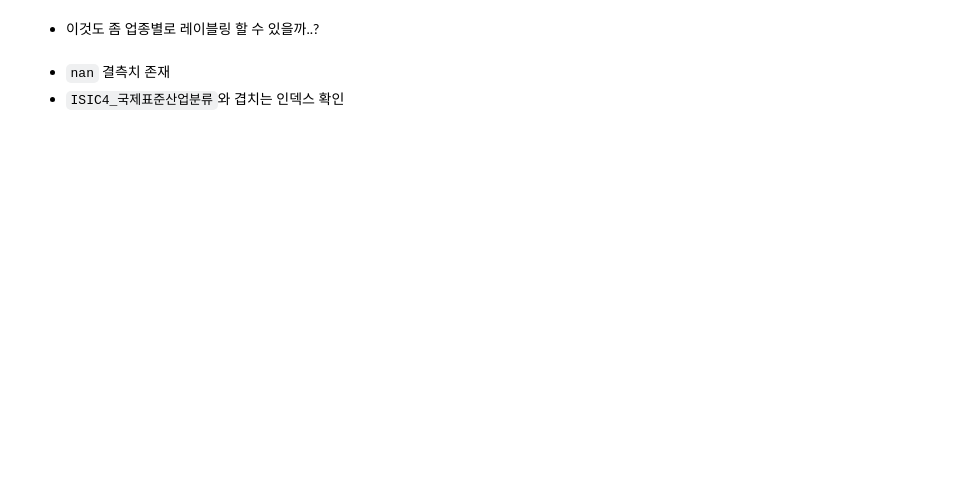
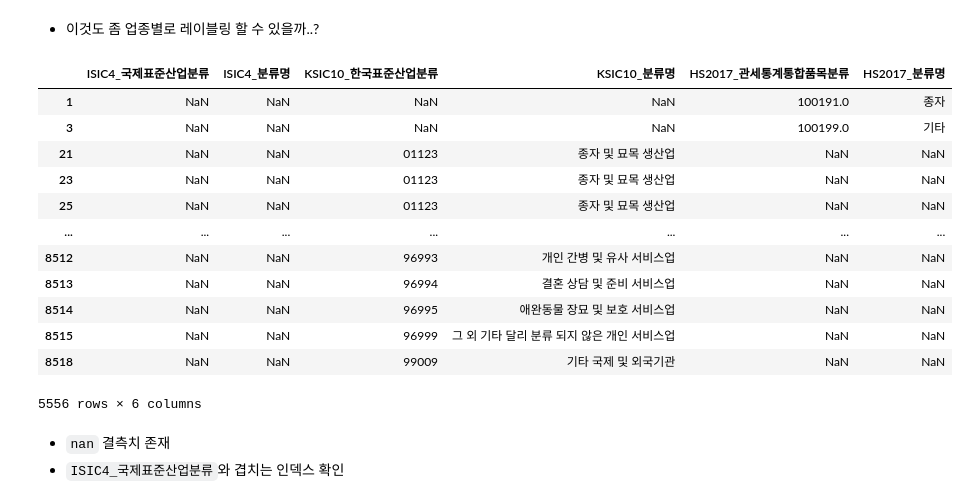
Before and after one commit to geminii01/contest-matching-model, a Jupyter notebook: EDA_0.ipynb, the cells around one changed output. Cells and saved outputs as stored; diff of their text form; code cells hidden in the pictures; blank space fills up the shorter version.

```diff
--- a/EDA_0.ipynb
+++ b/EDA_0.ipynb
@@ -259,13 +728,12 @@ print(tax_data['ISIC4_국제표준산업분류'].max(), tax_data['ISIC4_국제
 def zero_input(x):
     if pd.isna(x):
         return np.nan
-    elif len(x) == 3:
-        return '0' + x
     else:
-        return x
+        cnt = 4 - len(x)
+        return '0' * cnt + x
 
-tax_data['ISIC4_국제표준산업분류'] = tax_data['ISIC4_국제표준산업분류'].astype(str)
-tax_data['ISIC4_국제표준산업분류'] = tax_data['ISIC4_국제표준산업분류'].replace('nan', np.nan)
-tax_data['ISIC4_국제표준산업분류'] = tax_data['ISIC4_국제표준산업분류'].str.replace('.0', '', regex=False)
-tax_data['ISIC4_국제표준산업분류'] = tax_data['ISIC4_국제표준산업분류'].apply(lambda x: zero_input(x))
+statistics_data['ISIC4_국제표준산업분류'] = statistics_data['ISIC4_국제표준산업분류'].astype(str)
+statistics_data['ISIC4_국제표준산업분류'] = statistics_data['ISIC4_국제표준산업분류'].replace('nan', np.nan)
+statistics_data['ISIC4_국제표준산업분류'] = statistics_data['ISIC4_국제표준산업분류'].str.replace('.0', '', regex=False)
+statistics_data['ISIC4_국제표준산업분류'] = statistics_data['ISIC4_국제표준산업분류'].apply(lambda x: zero_input(x))
 # %%
@@ -279,7 +797,21 @@ tax_data['ISIC4_분류명'].unique()
 # %% [markdown]
 - 이것도 좀 업종별로 레이블링 할 수 있을까..?
 # %%
-tax_data[tax_data['ISIC4_분류명'].isnull()]
+statistics_data[statistics_data['ISIC4_분류명'].isnull()]
+# %% [output]
+|  | ISIC4_국제표준산업분류 | ISIC4_분류명 | KSIC10_한국표준산업분류 | KSIC10_분류명 | HS2017_관세통계통합품목분류 | HS2017_분류명 |
+| 1 | NaN | NaN | NaN | NaN | 100191.0 | 종자 |
+| 3 | NaN | NaN | NaN | NaN | 100199.0 | 기타 |
+| 21 | NaN | NaN | 01123 | 종자 및 묘목 생산업 | NaN | NaN |
+| 23 | NaN | NaN | 01123 | 종자 및 묘목 생산업 | NaN | NaN |
+| 25 | NaN | NaN | 01123 | 종자 및 묘목 생산업 | NaN | NaN |
+| ... | ... | ... | ... | ... | ... | ... |
+| 8512 | NaN | NaN | 96993 | 개인 간병 및 유사 서비스업 | NaN | NaN |
+| 8513 | NaN | NaN | 96994 | 결혼 상담 및 준비 서비스업 | NaN | NaN |
+| 8514 | NaN | NaN | 96995 | 애완동물 장묘 및 보호 서비스업 | NaN | NaN |
+| 8515 | NaN | NaN | 96999 | 그 외 기타 달리 분류 되지 않은 개인 서비스업 | NaN | NaN |
+| 8518 | NaN | NaN | 99009 | 기타 국제 및 외국기관 | NaN | NaN |
+5556 rows × 6 columns
 # %% [markdown]
 - `nan` 결측치 존재
 - `ISIC4_국제표준산업분류`와 겹치는 인덱스 확인
```
Also changed, not shown: parts of 97 cells of this notebook.
